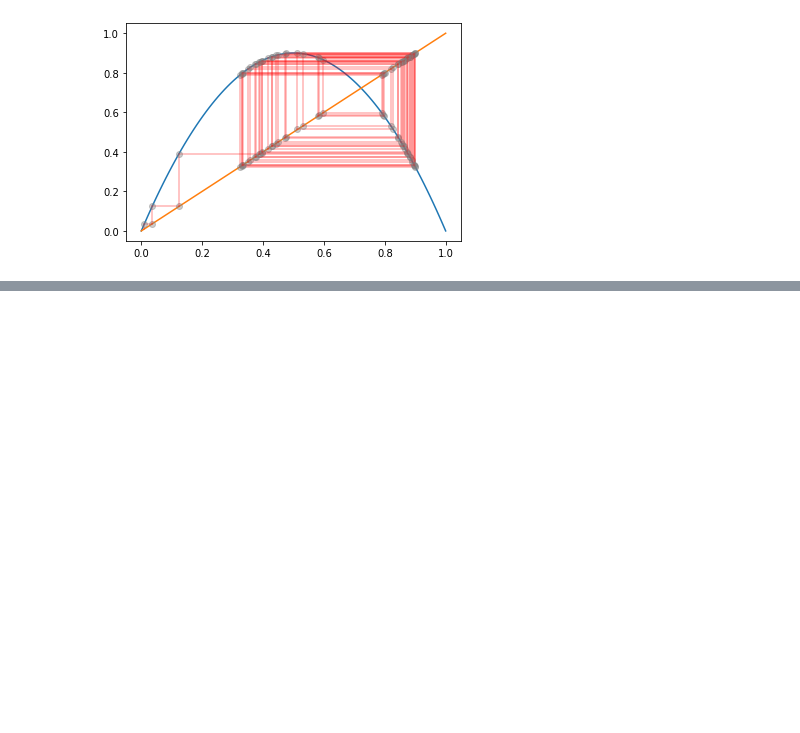
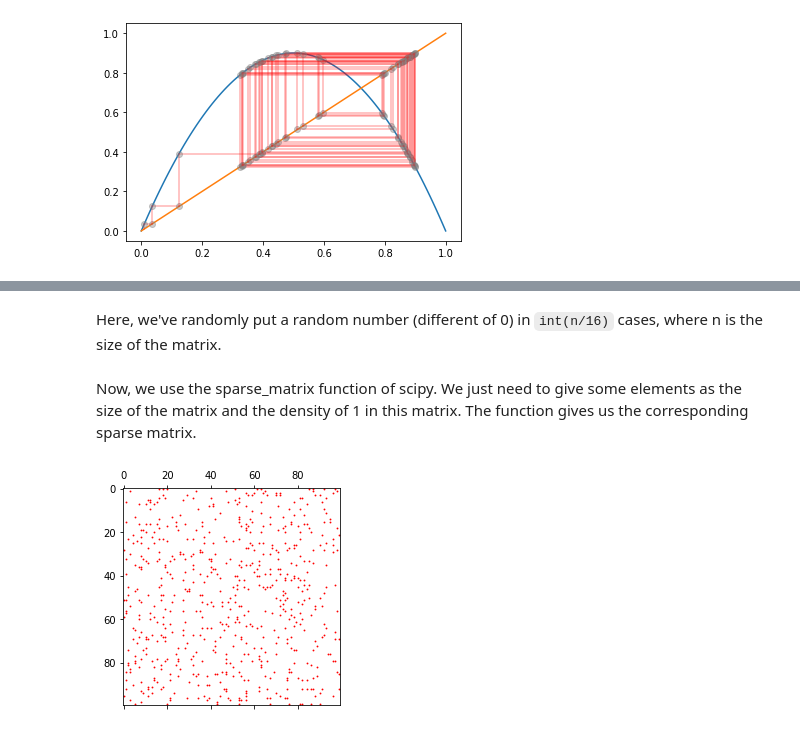
Before and after one commit to tanglef/chaoseverywhere, a Jupyter notebook: chaoseverywhere/Sketch/logistic.ipynb, the cells around one changed output, grey strips where cells are left out. Drawn from its saved outputs; the diff is of its cells as text; code cells hidden in the pictures; blank space fills up the shorter version.

```diff
--- a/chaoseverywhere/Sketch/logistic.ipynb
+++ b/chaoseverywhere/Sketch/logistic.ipynb
@@ -80,0 +162,25 @@ plt.show()
+# %% [markdown]
+Here, we've randomly put a random number (different of 0) in `int(n/16)` cases, where n is the size of the matrix.
+# %% [markdown]
+Now, we use the sparse_matrix function of scipy. We just need to give some elements as the size of the matrix and the density of 1 in this matrix. The function gives us the corresponding sparse matrix.
+# %%
+def sparse_matrix(wi, leng, den):
+    """This function creates a sparse matrix.
+    It uses random number to place the values (non-null values).
+
+    :param wi: the width of the matrix
+    :type wi: integer
+    :param leng: the length of the matrix
+    :type leng: integer
+    :param den: density of non-null number in the matrix
+    :type den: float
+    :return: The representation of a sparse matrix
+    :rtype: matplotlib plot
+    """
+    sp_mat = sparse.random(wi, leng, den)
+    plt.spy(sp_mat, markersize=1, mfc='purple', marker='p', mec='red')
+
+
+sparse_matrix(wi=100, leng=100, den=1/16)
+# %% [output]
+[figure, added]
```
Also changed, not shown: parts of 22 cells of this notebook.
